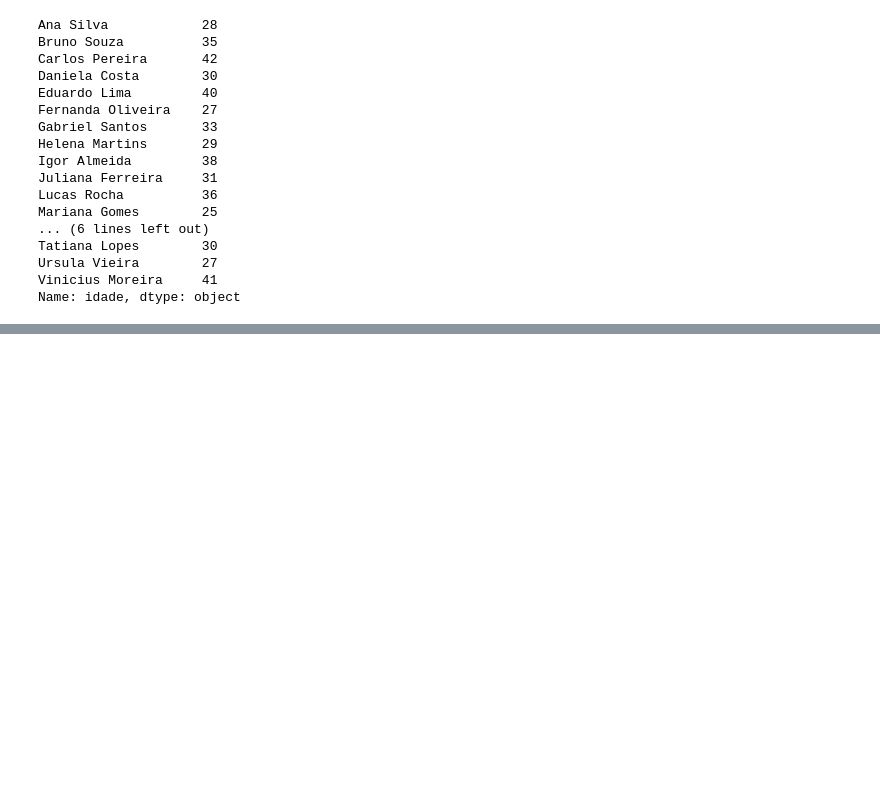
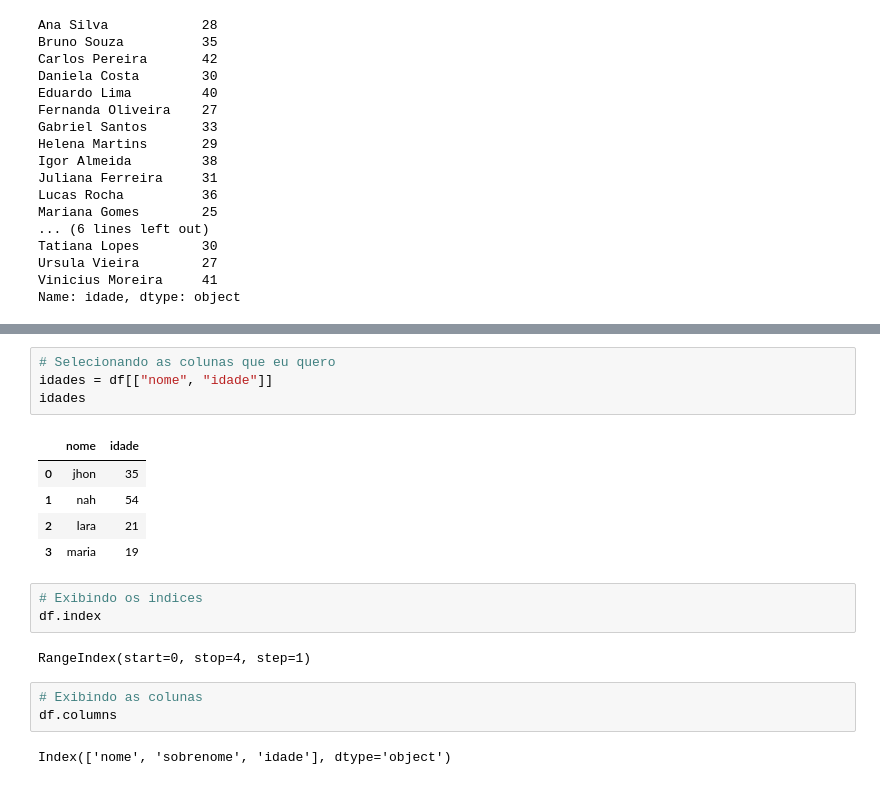
Before and after one commit to JhonCostaDev/Desbravando-Pandas, a Jupyter notebook: dia_1/dataframes.ipynb, the cells around one changed output, grey strips where cells are left out. Saved outputs shown, nothing was run; the diff lists cells and outputs as text; blank space fills up the shorter version.

```diff
--- a/dia_1/dataframes.ipynb
+++ b/dia_1/dataframes.ipynb
@@ -199,0 +220,20 @@ Name: idade, dtype: object
+# %%
+# Selecionando as colunas que eu quero
+idades = df[["nome", "idade"]]
+idades
+# %% [output]
+|  | nome | idade |
+| 0 | jhon | 35 |
+| 1 | nah | 54 |
+| 2 | lara | 21 |
+| 3 | maria | 19 |
+# %%
+# Exibindo os indices
+df.index
+# %% [output]
+RangeIndex(start=0, stop=4, step=1)
+# %%
+# Exibindo as colunas
+df.columns
+# %% [output]
+Index(['nome', 'sobrenome', 'idade'], dtype='object')
```
Also changed, not shown: parts of 10 cells of this notebook, 4 other files.
